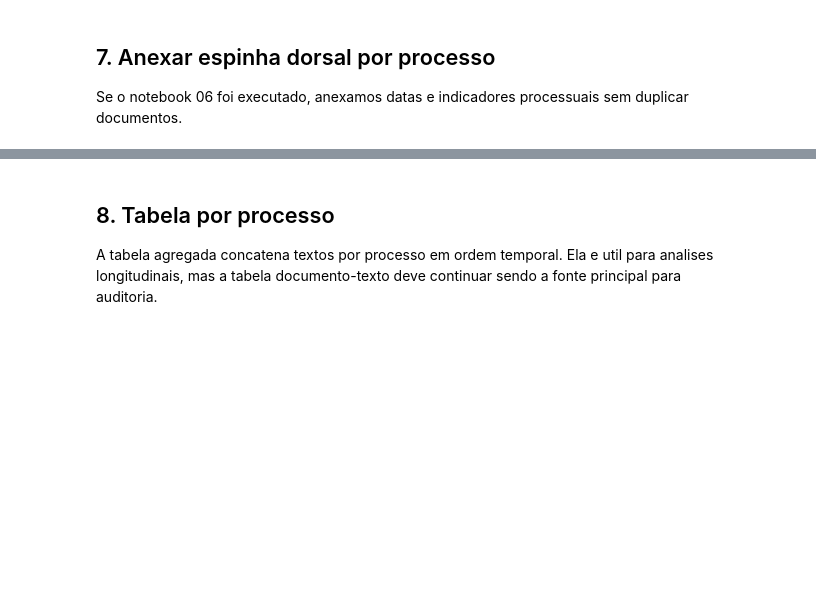
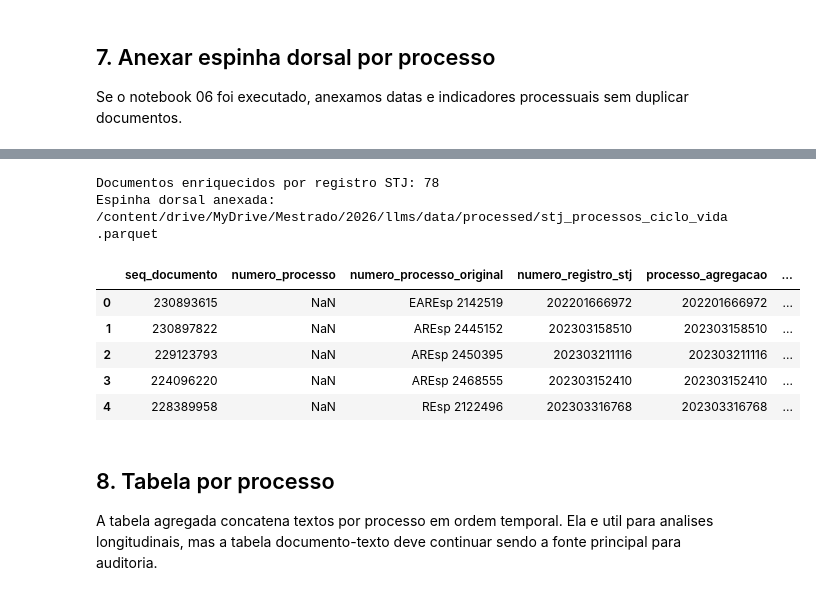
Before and after one commit to fmaignacio/datajud_probe, a Jupyter notebook: notebooks/07_documentos_por_processo_stj.ipynb, the cells around one changed output, grey strips where cells are left out. Saved outputs shown, nothing was run; the diff lists cells and outputs as text; code cells hidden in the pictures; blank space fills up the shorter version.

```diff
--- a/notebooks/07_documentos_por_processo_stj.ipynb
+++ b/notebooks/07_documentos_por_processo_stj.ipynb
@@ -88,7 +88,7 @@ METADATA_RAW: /content/drive/MyDrive/Mestrado/2026/llms/data/raw/stj_integras_me
 PROCESSED_DATA: /content/drive/MyDrive/Mestrado/2026/llms/data/processed
 # %%
 # Parametros de execucao.
-ANOS_ANALISE = [2024, 2025, 2026]
+ANOS_ANALISE = [2021, 2022, 2023]
 MAX_LOTES = None  # ex.: 2 para testar poucos pares JSON/ZIP; None = todos os lotes encontrados
 
 # Use None para processar todos os documentos encontrados. Para teste, use um numero pequeno, como 500.
@@ -574,3 +548,75 @@ Espinha dorsal nao encontrada. Rode o notebook 06 para enriquecer esta tabela.
+# %%
+if PROCESS_SPINE_PATH.exists():
+    process_spine = pd.read_parquet(PROCESS_SPINE_PATH)
+    process_cols = [
+        'numero_processo',
+        'numero_registro_stj',
+        'ano_origem_cnj',
+        'segmento_cnj',
+        'data_primeira_distribuicao_stj',
+        'data_ajuizamento_datajud',
+        'primeira_aparicao_corpus',
+        'ja_existia_antes_da_primeira_aparicao_corpus',
+        'classe_nome_datajud',
+        'classes_stj',
+        'relatores_stj',
+    ]
+    process_cols = [col for col in process_cols if col in process_spine.columns]
+    process_enrichment = process_spine[process_cols].drop_duplicates().copy()
+
+    merge_by_cnj = 'numero_processo' in documentos_texto.columns and 'numero_processo' in process_enrichment.columns
+    merge_by_registro = 'numero_registro_stj' in documentos_texto.columns and 'numero_registro_stj' in process_enrichment.columns
+
+    if merge_by_cnj:
+        documentos_texto = documentos_texto.merge(
+            process_enrichment,
+            on='numero_processo',
+            how='left',
+            suffixes=('', '_processo'),
+        )
+
+    # Quando os documentos nao trazem CNJ, o enriquecimento deve usar o registro STJ.
+    if merge_by_registro:
+        missing_process_info = (
+            documentos_texto['data_primeira_distribuicao_stj'].isna()
+            if 'data_primeira_distribuicao_stj' in documentos_texto.columns
+            else pd.Series(True, index=documentos_texto.index)
+        )
+        registry_enrichment = process_enrichment.dropna(subset=['numero_registro_stj']).drop_duplicates(subset=['numero_registro_stj'])
+        registry_enrichment = registry_enrichment.rename(columns={
+            col: f'{col}_processo_registro'
+            for col in registry_enrichment.columns
+            if col != 'numero_registro_stj'
+        })
+        documentos_texto = documentos_texto.merge(registry_enrichment, on='numero_registro_stj', how='left')
+        for col in process_cols:
+            if col == 'numero_registro_stj':
+                continue
+            reg_col = f'{col}_processo_registro'
+            if reg_col not in documentos_texto.columns:
+                continue
+            if col not in documentos_texto.columns:
+                documentos_texto[col] = documentos_texto[reg_col]
+            else:
+                documentos_texto[col] = documentos_texto[col].combine_first(documentos_texto[reg_col])
+            documentos_texto = documentos_texto.drop(columns=[reg_col])
+        matched_by_registro = int((missing_process_info & documentos_texto.get('data_primeira_distribuicao_stj', pd.Series(pd.NaT, index=documentos_texto.index)).notna()).sum())
+        print('Documentos enriquecidos por registro STJ:', matched_by_registro)
+
+    print('Espinha dorsal anexada:', PROCESS_SPINE_PATH)
+else:
+    print('Espinha dorsal nao encontrada. Rode o notebook 06 para enriquecer esta tabela.')
+
+documentos_texto.head()
+# %% [output]
+Documentos enriquecidos por registro STJ: 78
+Espinha dorsal anexada: /content/drive/MyDrive/Mestrado/2026/llms/data/processed/stj_processos_ciclo_vida.parquet
+|  | seq_documento | numero_processo | numero_processo_original | numero_registro_stj | processo_agregacao | ... |
+| 0 | 230893615 | NaN | EAREsp 2142519 | 202201666972 | 202201666972 | ... |
+| 1 | 230897822 | NaN | AREsp 2445152 | 202303158510 | 202303158510 | ... |
+| 2 | 229123793 | NaN | AREsp 2450395 | 202303211116 | 202303211116 | ... |
+| 3 | 224096220 | NaN | AREsp 2468555 | 202303152410 | 202303152410 | ... |
+| 4 | 228389958 | NaN | REsp 2122496 | 202303316768 | 202303316768 | ... |
 # %% [markdown]
 ## 8. Tabela por processo
 
```
Also changed, not shown: parts of 6 cells of this notebook, 47 other files.
